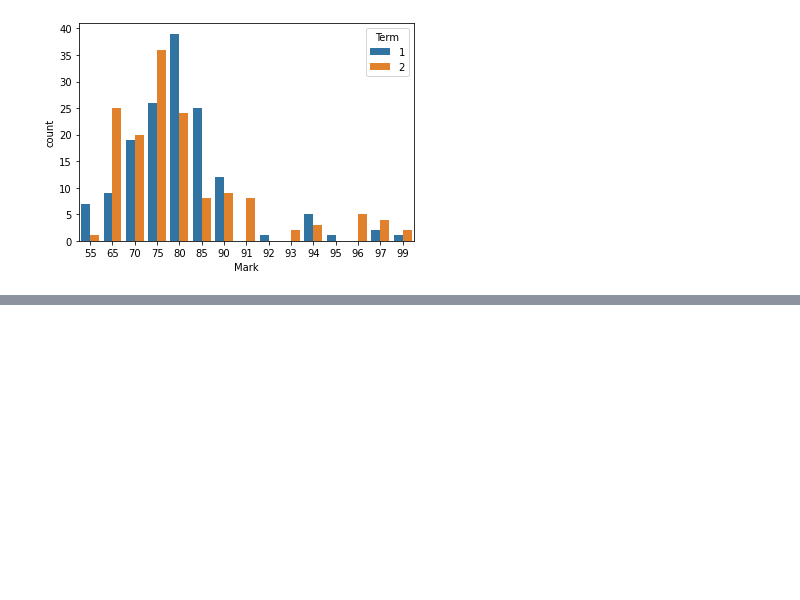
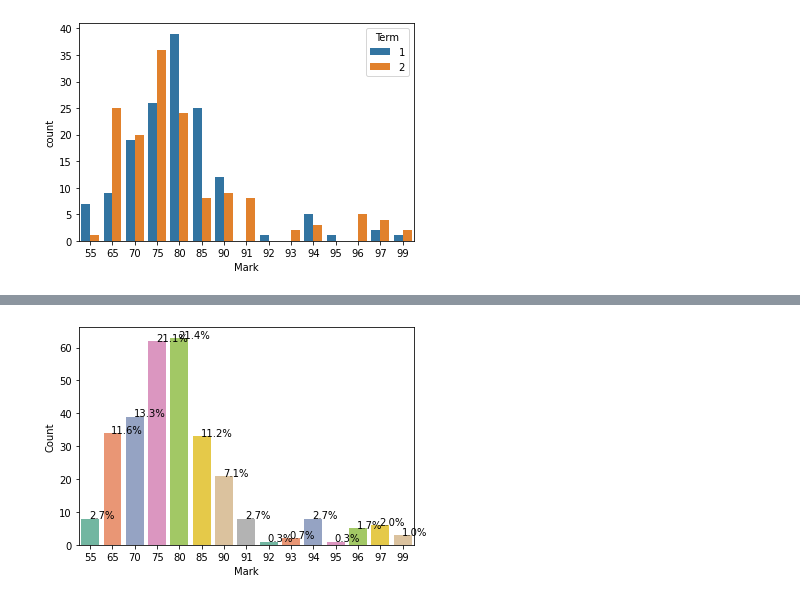
Before and after one commit to chrishuson/chrishuson.github.io, a Jupyter notebook: PreCalc2023/07-Bivariate-data/marks-analysis.ipynb, the cells around one changed output, grey strips where cells are left out. Saved outputs shown, nothing was run; the diff lists cells and outputs as text; code cells hidden in the pictures; blank space fills up the shorter version.

```diff
--- a/PreCalc2023/07-Bivariate-data/marks-analysis.ipynb
+++ b/PreCalc2023/07-Bivariate-data/marks-analysis.ipynb
@@ -59,0 +78,12 @@ ax=sns.barplot(data=marks, x='Term', y='Mark', hue='Mark')
+# %%
+# plot bar chart of Mark column‘s values with percentages and sorted, and color by Mark
+ax = sns.countplot(x='Mark', data=marks, palette='Set2') #order=marks['Mark'].value_counts().index,
+ax.set(ylabel="Count", xlabel="Mark")
+total = len(marks['Mark'])
+for p in ax.patches:
+    percentage = '{:.1f}%'.format(100 * p.get_height()/total)
+    x = p.get_x() + p.get_width() / 2 - 0.05
+    y = p.get_y() + p.get_height()
+    ax.annotate(percentage, (x, y))
+# %% [output]
+[figure, added]
```
Also changed, not shown: parts of 7 cells of this notebook, 3 other files.
